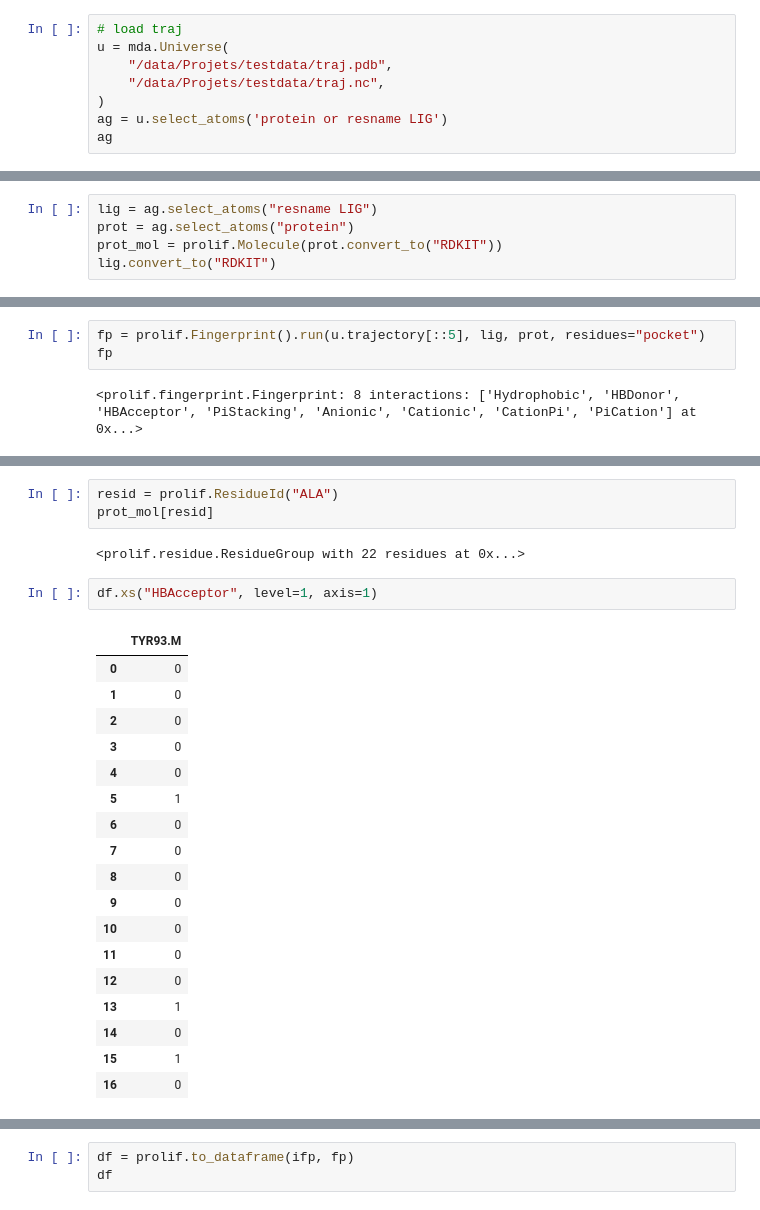
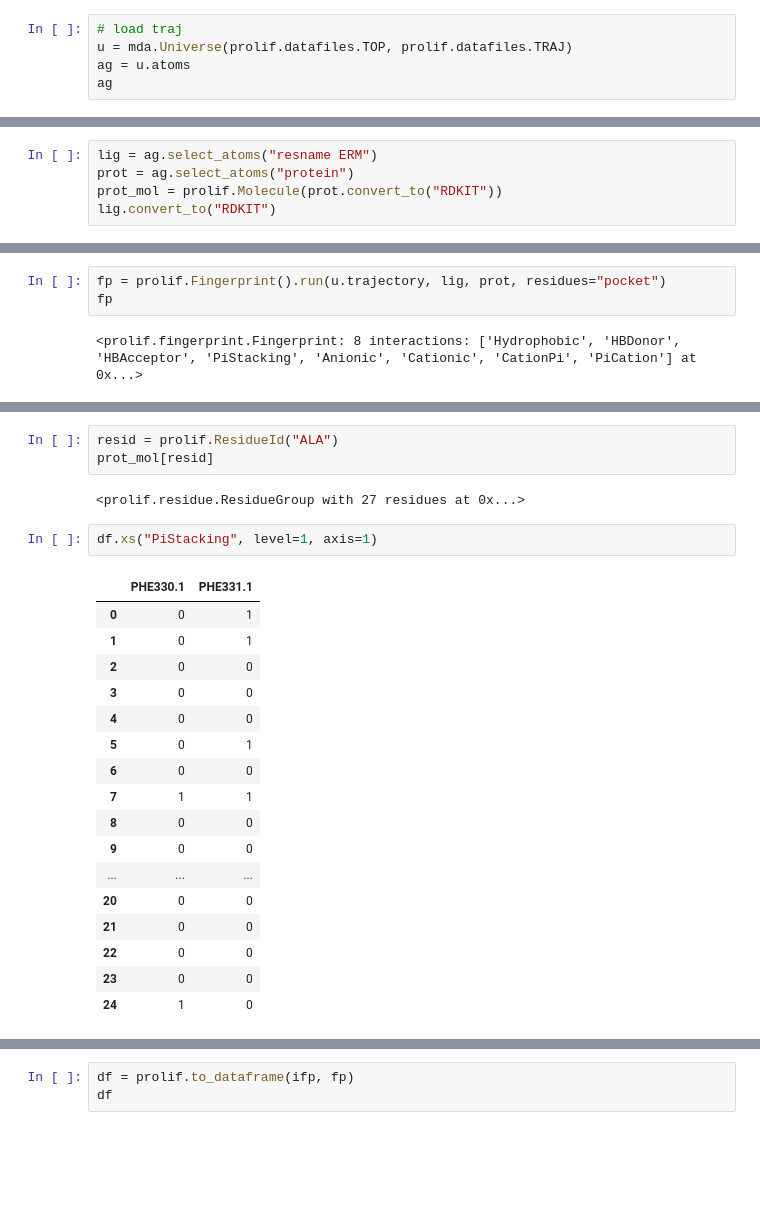
Before and after one commit to chemosim-lab/ProLIF, a Jupyter notebook: notebooks/demo.ipynb, the cells around one changed output, grey strips where cells are left out. Drawn from its saved outputs; the diff is of its cells as text; blank space fills up the shorter version.

```diff
--- a/notebooks/demo.ipynb
+++ b/notebooks/demo.ipynb
@@ -49,10 +47,7 @@ m[0]
 # Trajectory
 # %%
 # load traj
-u = mda.Universe(
-    "/data/Projets/testdata/traj.pdb",
-    "/data/Projets/testdata/traj.nc",
-)
-ag = u.select_atoms('protein or resname LIG')
+u = mda.Universe(prolif.datafiles.TOP, prolif.datafiles.TRAJ)
+ag = u.atoms
 ag
 # %% [output]
@@ -60,5 +55,5 @@ ag
 # %%
-lig = ag.select_atoms("resname LIG")
+lig = ag.select_atoms("resname ERM")
 prot = ag.select_atoms("protein")
 prot_mol = prolif.Molecule(prot.convert_to("RDKIT"))
 lig.convert_to("RDKIT")
@@ -67,5 +62,5 @@ lig.convert_to("RDKIT")
 # %%
-fp = prolif.Fingerprint().run(u.trajectory[::5], lig, prot, residues="pocket")
+fp = prolif.Fingerprint().run(u.trajectory, lig, prot, residues="pocket")
 fp
 # %% [output]
 <prolif.fingerprint.Fingerprint: 8 interactions: ['Hydrophobic', 'HBDonor', 'HBAcceptor', 'PiStacking', 'Anionic', 'Cationic', 'CationPi', 'PiCation'] at 0x...>
@@ -103,25 +91,24 @@ res
 resid = prolif.ResidueId("ALA")
 prot_mol[resid]
 # %% [output]
-<prolif.residue.ResidueGroup with 22 residues at 0x...>
+<prolif.residue.ResidueGroup with 27 residues at 0x...>
 # %%
-df.xs("HBAcceptor", level=1, axis=1)
+df.xs("PiStacking", level=1, axis=1)
 # %% [output]
-|  | TYR93.M |
-| 0 | 0 |
-| 1 | 0 |
-| 2 | 0 |
-| 3 | 0 |
-| 4 | 0 |
-| 5 | 1 |
-| 6 | 0 |
-| 7 | 0 |
-| 8 | 0 |
-| 9 | 0 |
-| 10 | 0 |
-| 11 | 0 |
-| 12 | 0 |
-| 13 | 1 |
-| 14 | 0 |
-| 15 | 1 |
-| 16 | 0 |
+|  | PHE330.1 | PHE331.1 |
+| 0 | 0 | 1 |
+| 1 | 0 | 1 |
+| 2 | 0 | 0 |
+| 3 | 0 | 0 |
+| 4 | 0 | 0 |
+| 5 | 0 | 1 |
+| 6 | 0 | 0 |
+| 7 | 1 | 1 |
+| 8 | 0 | 0 |
+| 9 | 0 | 0 |
+| ... | ... | ... |
+| 20 | 0 | 0 |
+| 21 | 0 | 0 |
+| 22 | 0 | 0 |
+| 23 | 0 | 0 |
+| 24 | 1 | 0 |
```
Also changed, not shown: parts of 11 cells of this notebook, 27 other files.
